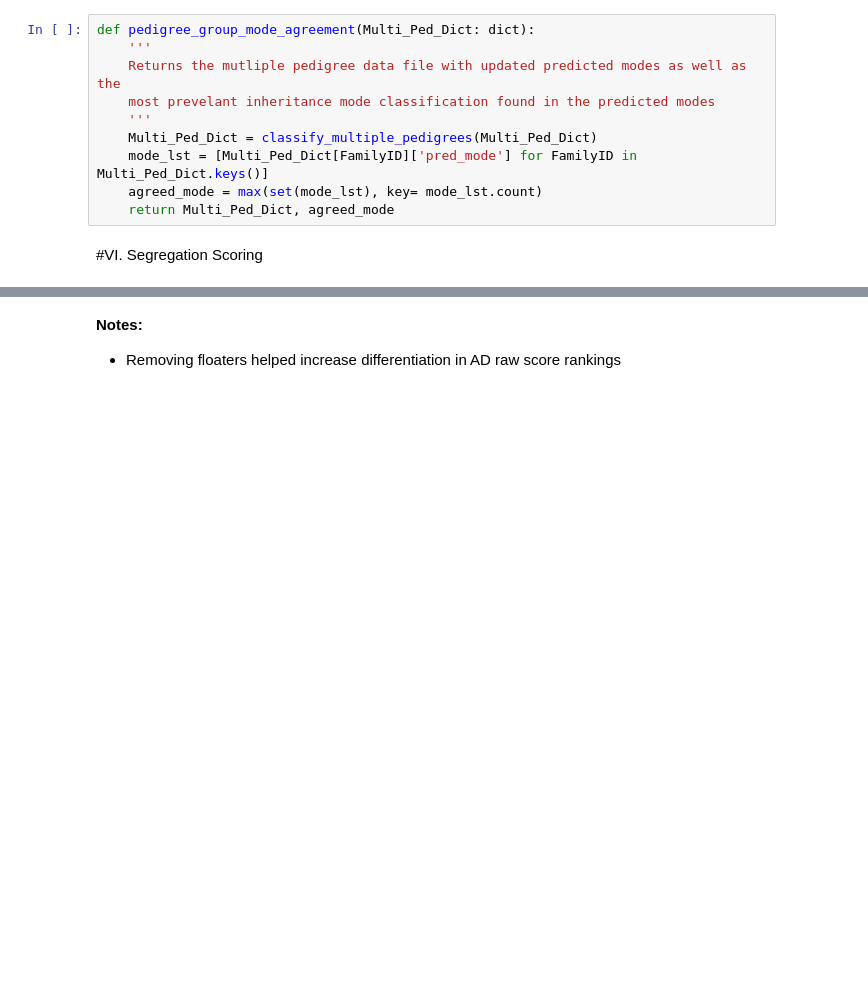
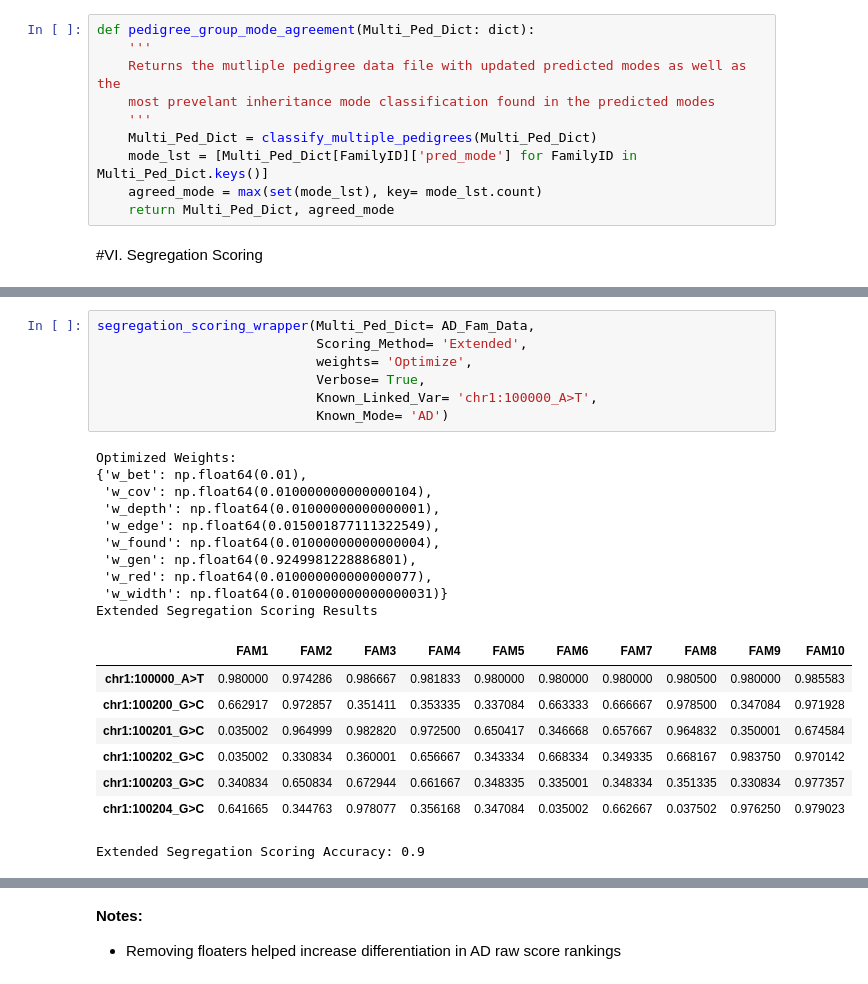
Before and after one commit to taylorngt/PedNet, a Jupyter notebook: SegregationScoring.ipynb, the cells around one changed output, grey strips where cells are left out. Drawn from its saved outputs; the diff is of its cells as text; blank space fills up the shorter version.

```diff
--- a/SegregationScoring.ipynb
+++ b/SegregationScoring.ipynb
@@ -1223,0 +1401,26 @@ AR_Fam_Data = pedigree_group_generator(pedigree_count= 10,
+# %%
+segregation_scoring_wrapper(Multi_Ped_Dict= AD_Fam_Data,
+                            Scoring_Method= 'Extended',
+                            weights= 'Optimize',
+                            Verbose= True,
+                            Known_Linked_Var= 'chr1:100000_A>T',
+                            Known_Mode= 'AD')
+# %% [output]
+Optimized Weights:
+{'w_bet': np.float64(0.01),
+ 'w_cov': np.float64(0.010000000000000104),
+ 'w_depth': np.float64(0.01000000000000001),
+ 'w_edge': np.float64(0.015001877111322549),
+ 'w_found': np.float64(0.01000000000000004),
+ 'w_gen': np.float64(0.9249981228886801),
+ 'w_red': np.float64(0.010000000000000077),
+ 'w_width': np.float64(0.010000000000000031)}
+Extended Segregation Scoring Results
+|  | FAM1 | FAM2 | FAM3 | FAM4 | FAM5 | FAM6 | FAM7 | FAM8 | FAM9 | FAM10 |
+| chr1:100000_A>T | 0.980000 | 0.974286 | 0.986667 | 0.981833 | 0.980000 | 0.980000 | 0.980000 | 0.980500 | 0.980000 | 0.985583 |
+| chr1:100200_G>C | 0.662917 | 0.972857 | 0.351411 | 0.353335 | 0.337084 | 0.663333 | 0.666667 | 0.978500 | 0.347084 | 0.971928 |
+| chr1:100201_G>C | 0.035002 | 0.964999 | 0.982820 | 0.972500 | 0.650417 | 0.346668 | 0.657667 | 0.964832 | 0.350001 | 0.674584 |
+| chr1:100202_G>C | 0.035002 | 0.330834 | 0.360001 | 0.656667 | 0.343334 | 0.668334 | 0.349335 | 0.668167 | 0.983750 | 0.970142 |
+| chr1:100203_G>C | 0.340834 | 0.650834 | 0.672944 | 0.661667 | 0.348335 | 0.335001 | 0.348334 | 0.351335 | 0.330834 | 0.977357 |
+| chr1:100204_G>C | 0.641665 | 0.344763 | 0.978077 | 0.356168 | 0.347084 | 0.035002 | 0.662667 | 0.037502 | 0.976250 | 0.979023 |
+Extended Segregation Scoring Accuracy: 0.9
```
Also changed, not shown: parts of 38 cells of this notebook.
